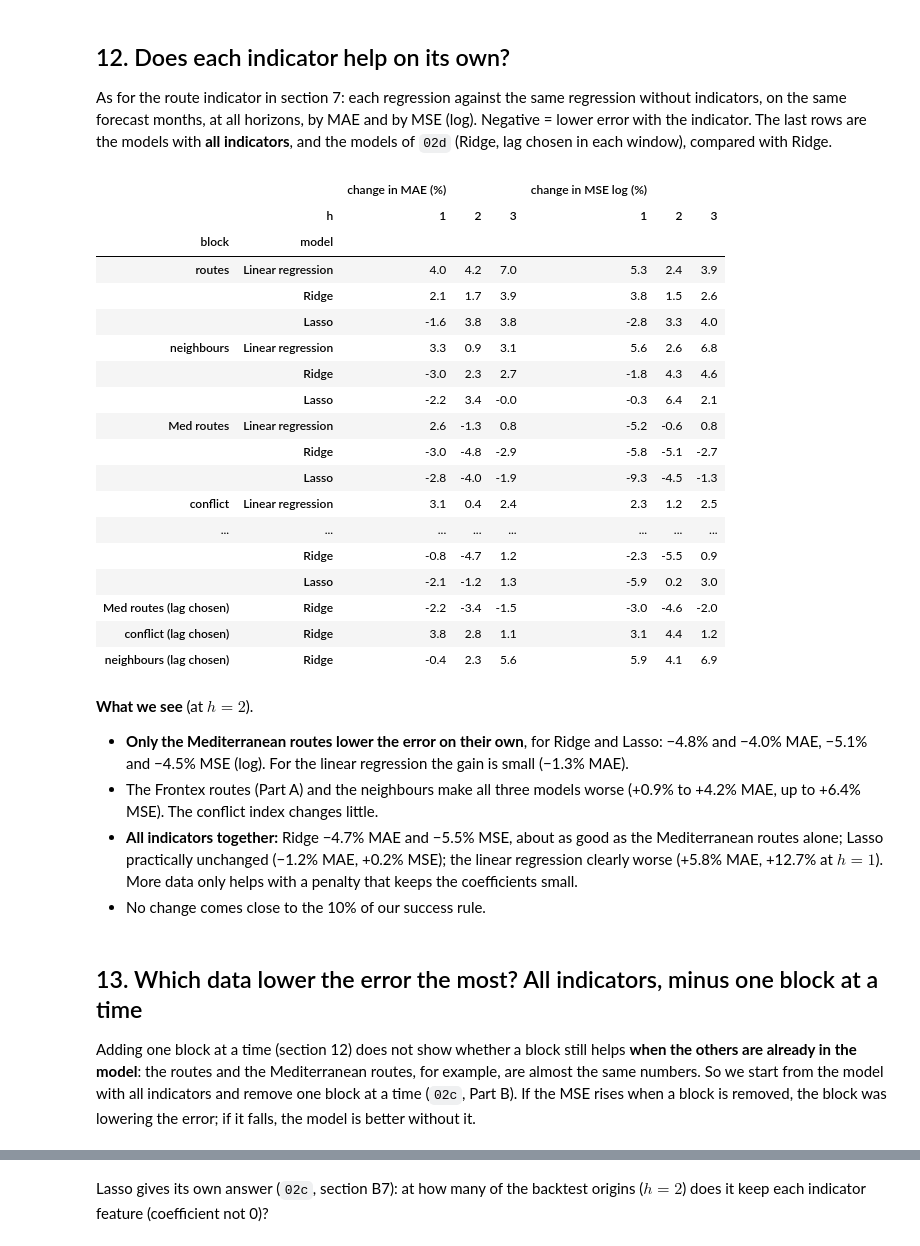
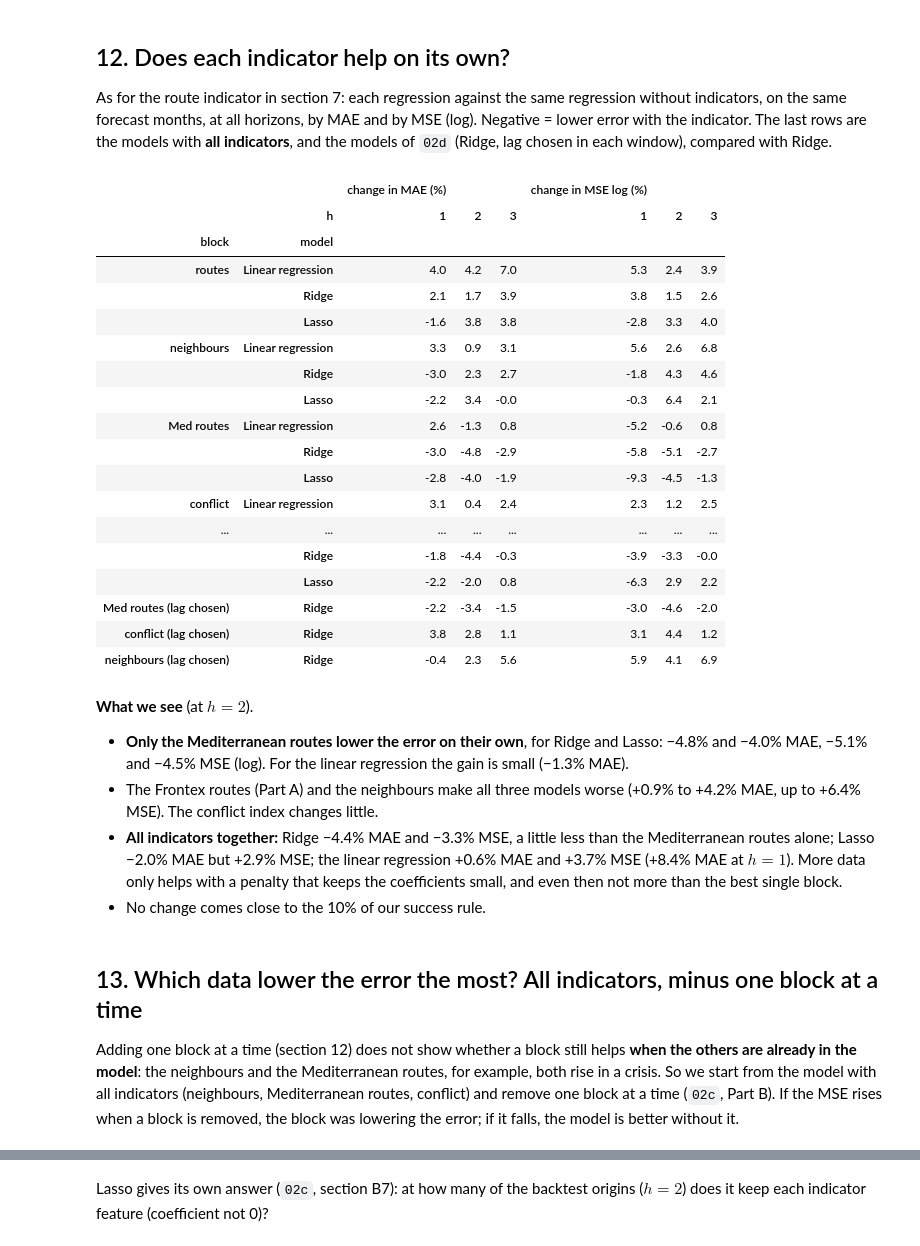
Before and after one commit to axe3010/dsf-asylum-forecast-II, a Jupyter notebook: code/03_evaluate.ipynb, the cells around one changed output, grey strips where cells are left out. Saved outputs shown, nothing was run; the diff lists cells and outputs as text; code cells hidden in the pictures.

```diff
--- a/code/03_evaluate.ipynb
+++ b/code/03_evaluate.ipynb
@@ -447,8 +447,9 @@ Same forecast months for all models: True
 `error_table` is the function of section 2.
 # %%
 simple_rules = ["Seasonal naive", "12-month average", "Random walk"]
-indicators = ["routes", "neighbours", "Med routes", "conflict"]
-single_models = [f"{m} + {b}" for b in indicators for m in regression_models]
+indicators = ["neighbours", "Med routes", "conflict"]          # family 2, Part B (the Frontex routes: Part A only)
+single_blocks = ["routes"] + indicators                        # each block alone, the routes of Part A included
+single_models = [f"{m} + {b}" for b in single_blocks for m in regression_models]
 all_models = [f"{m} + all indicators" for m in regression_models]
 drop_models = [f"{m} + all but {b}" for b in indicators for m in regression_models]
 lag_models = sorted(lag_choice["model"].unique())
@@ -538,36 +539,36 @@ def effect_row(a, b, h, **info):
     return {**info, "h": h, "MAE without": e_b["MAE (persons)"], "MAE with": e_a["MAE (persons)"],
             "change in MAE (%)": 100 * (e_a["MAE (persons)"] / e_b["MAE (persons)"] - 1),
             "change in MSE log (%)": 100 * (e_a["MSE (log)"] / e_b["MSE (log)"] - 1)}
 
 rows = []
-for block in indicators + ["all indicators"]:
+for block in single_blocks + ["all indicators"]:
     for name in regression_models:
         for h in [1, 2, 3]:
             rows.append(effect_row(f"{name} + {block}", name, h, block=block, model=name))
 for name in lag_models:
     for h in [1, 2, 3]:
         rows.append(effect_row(name, "Ridge", h, block=name.replace("Ridge + ", ""), model="Ridge"))
 effect = pd.DataFrame(rows)
 effect.to_csv("../output/tables/03_extra_effect.csv", index=False)
 effect.pivot_table(index=["block", "model"], columns="h", values=["change in MAE (%)", "change in MSE log (%)"],
                    sort=False).round(1)
 # %% [output]
 |  |  | change in MAE (%) |  |  | change in MSE log (%) |  |  |
 |  | h | 1 | 2 | 3 | 1 | 2 | 3 |
 | block | model |  |  |  |  |  |  |
 | routes | Linear regression | 4.0 | 4.2 | 7.0 | 5.3 | 2.4 | 3.9 |
 |  | Ridge | 2.1 | 1.7 | 3.9 | 3.8 | 1.5 | 2.6 |
 |  | Lasso | -1.6 | 3.8 | 3.8 | -2.8 | 3.3 | 4.0 |
 | neighbours | Linear regression | 3.3 | 0.9 | 3.1 | 5.6 | 2.6 | 6.8 |
 |  | Ridge | -3.0 | 2.3 | 2.7 | -1.8 | 4.3 | 4.6 |
 |  | Lasso | -2.2 | 3.4 | -0.0 | -0.3 | 6.4 | 2.1 |
 | Med routes | Linear regression | 2.6 | -1.3 | 0.8 | -5.2 | -0.6 | 0.8 |
 |  | Ridge | -3.0 | -4.8 | -2.9 | -5.8 | -5.1 | -2.7 |
 |  | Lasso | -2.8 | -4.0 | -1.9 | -9.3 | -4.5 | -1.3 |
 | conflict | Linear regression | 3.1 | 0.4 | 2.4 | 2.3 | 1.2 | 2.5 |
 | ... | ... | ... | ... | ... | ... | ... | ... |
-|  | Ridge | -0.8 | -4.7 | 1.2 | -2.3 | -5.5 | 0.9 |
-|  | Lasso | -2.1 | -1.2 | 1.3 | -5.9 | 0.2 | 3.0 |
+|  | Ridge | -1.8 | -4.4 | -0.3 | -3.9 | -3.3 | -0.0 |
+|  | Lasso | -2.2 | -2.0 | 0.8 | -6.3 | 2.9 | 2.2 |
 | Med routes (lag chosen) | Ridge | -2.2 | -3.4 | -1.5 | -3.0 | -4.6 | -2.0 |
 | conflict (lag chosen) | Ridge | 3.8 | 2.8 | 1.1 | 3.1 | 4.4 | 1.2 |
 | neighbours (lag chosen) | Ridge | -0.4 | 2.3 | 5.6 | 5.9 | 4.1 | 6.9 |
@@ -575,12 +576,12 @@ effect.pivot_table(index=["block", "model"], columns="h", values=["change in MAE
 **What we see** (at $h = 2$).
 - **Only the Mediterranean routes lower the error on their own**, for Ridge and Lasso: −4.8% and −4.0% MAE, −5.1% and −4.5% MSE (log). For the linear regression the gain is small (−1.3% MAE).
 - The Frontex routes (Part A) and the neighbours make all three models worse (+0.9% to +4.2% MAE, up to +6.4% MSE). The conflict index changes little.
-- **All indicators together:** Ridge −4.7% MAE and −5.5% MSE, about as good as the Mediterranean routes alone; Lasso practically unchanged (−1.2% MAE, +0.2% MSE); the linear regression clearly worse (+5.8% MAE, +12.7% at $h = 1$). More data only helps with a penalty that keeps the coefficients small.
+- **All indicators together:** Ridge −4.4% MAE and −3.3% MSE, a little less than the Mediterranean routes alone; Lasso −2.0% MAE but +2.9% MSE; the linear regression +0.6% MAE and +3.7% MSE (+8.4% MAE at $h = 1$). More data only helps with a penalty that keeps the coefficients small, and even then not more than the best single block.
 - No change comes close to the 10% of our success rule.
 # %% [markdown]
 ## 13. Which data lower the error the most? All indicators, minus one block at a time
 
-Adding one block at a time (section 12) does not show whether a block still helps **when the others are already in the model**: the routes and the Mediterranean routes, for example, are almost the same numbers. So we start from the model with all indicators and remove one block at a time (`02c`, Part B). If the MSE rises when a block is removed, the block was lowering the error; if it falls, the model is better without it.
+Adding one block at a time (section 12) does not show whether a block still helps **when the others are already in the model**: the neighbours and the Mediterranean routes, for example, both rise in a crisis. So we start from the model with all indicators (neighbours, Mediterranean routes, conflict) and remove one block at a time (`02c`, Part B). If the MSE rises when a block is removed, the block was lowering the error; if it falls, the model is better without it.
 # %%
 rows = []
 for name in regression_models:
```
Also changed, not shown: parts of 19 cells of this notebook, 14 other files.
